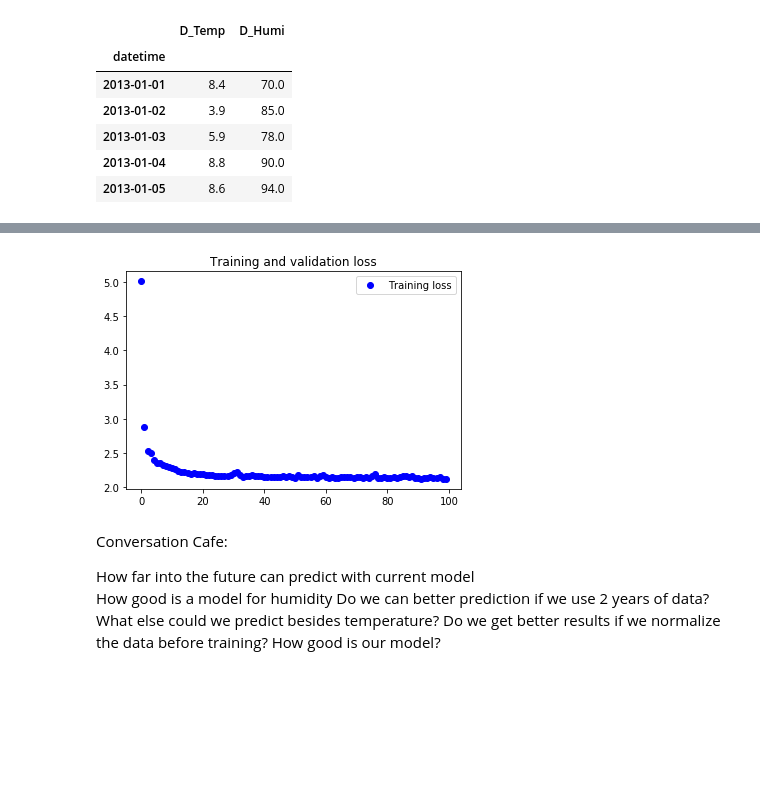
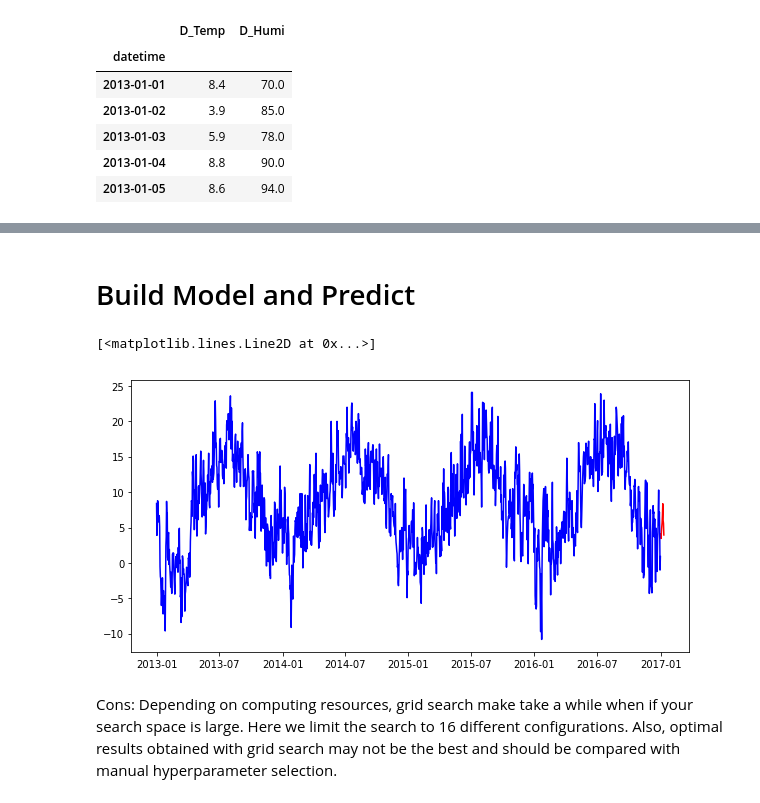
Before and after one commit to chalendony/iot-htsensor, a Jupyter notebook: analysis/sarima-grid-search.ipynb, the cells around one changed output, grey strips where cells are left out. Saved outputs shown, nothing was run; the diff lists cells and outputs as text; code cells hidden in the pictures; blank space fills up the shorter version.

Commit message:
grid search and prediction

```diff
--- a/analysis/sarima-grid-search.ipynb
+++ b/analysis/sarima-grid-search.ipynb
@@ -306,27 +175,18 @@ ValueError: cannot reshape array of size 600 into shape (1,3)
-# %%
-import matplotlib.pyplot as plt
-
-loss = history.history['loss']
-#val_loss = history.history['val_loss']
-
-epochs = range(len(loss))
-
-plt.figure()
-
-plt.plot(epochs, loss, 'bo', label='Training loss')
-#plt.plot(epochs, val_loss, 'b', label='Validation loss')
-plt.title('Training and validation loss')
-plt.legend()
-
-plt.show()
-# %% [output]
-[figure, removed]
-# %% [markdown]
-Conversation Cafe:
-
-How far into the future can predict with current model
-How good is a model for humidity
-Do we can better prediction if we use 2 years of data?
-What else could we predict besides temperature?
-Do we get better results if we normalize the data before training?
-How good is our model?
+# %% [markdown]
+# Build Model and Predict
+# %%
+sarima = sm.tsa.statespace.SARIMAX(df['D_Temp'],trend='c', order=(0,0,1), seasonal_order=(1,0,1,12) )
+model = sarima.fit(disp=True)
+# %%
+lookahead_prediction = 10
+forecast = model.forecast(lookahead_prediction)
+# %%
+plt.figure(figsize= (10,5))
+plt.plot(forecast, 'r')
+plt.plot(df['D_Temp'], 'b')
+#plt.title('RMSE')
+# %% [output]
+[<matplotlib.lines.Line2D at 0x...>]
+[figure, added]
+# %% [markdown]
+Cons: Depending on computing resources, grid search make take a while when if your search space is large. Here we limit the search to 16 different configurations. Also, optimal results obtained with grid search may not be the best and should be compared with manual hyperparameter selection.
```
Also changed, not shown: parts of 24 cells of this notebook.
